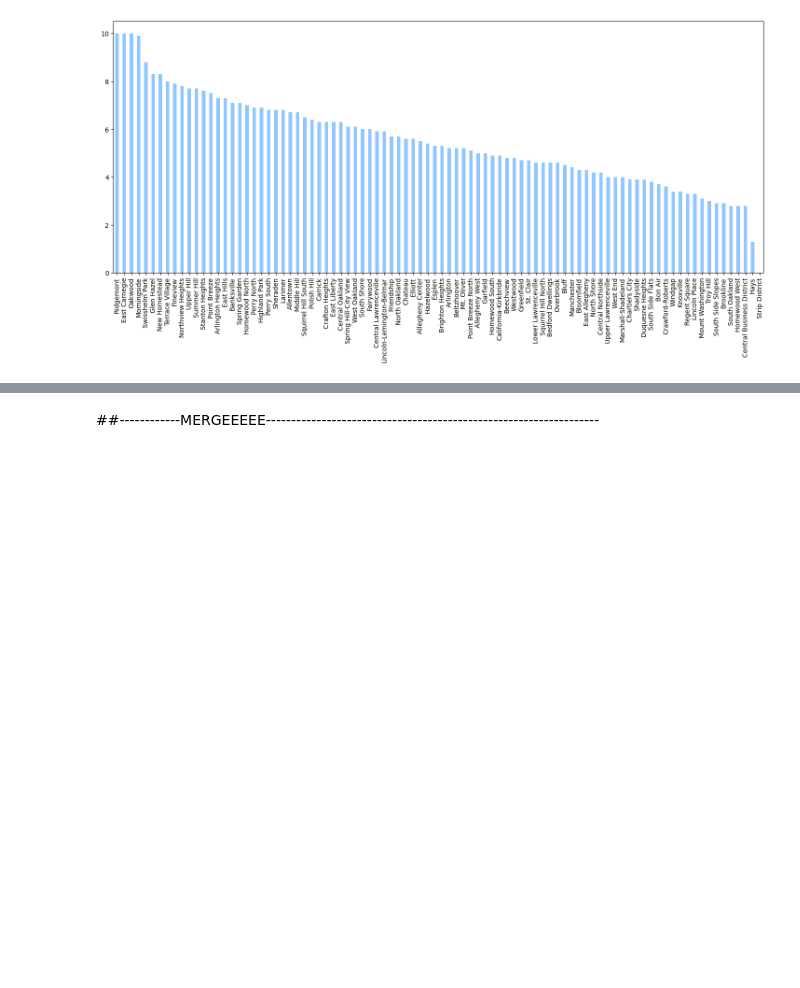
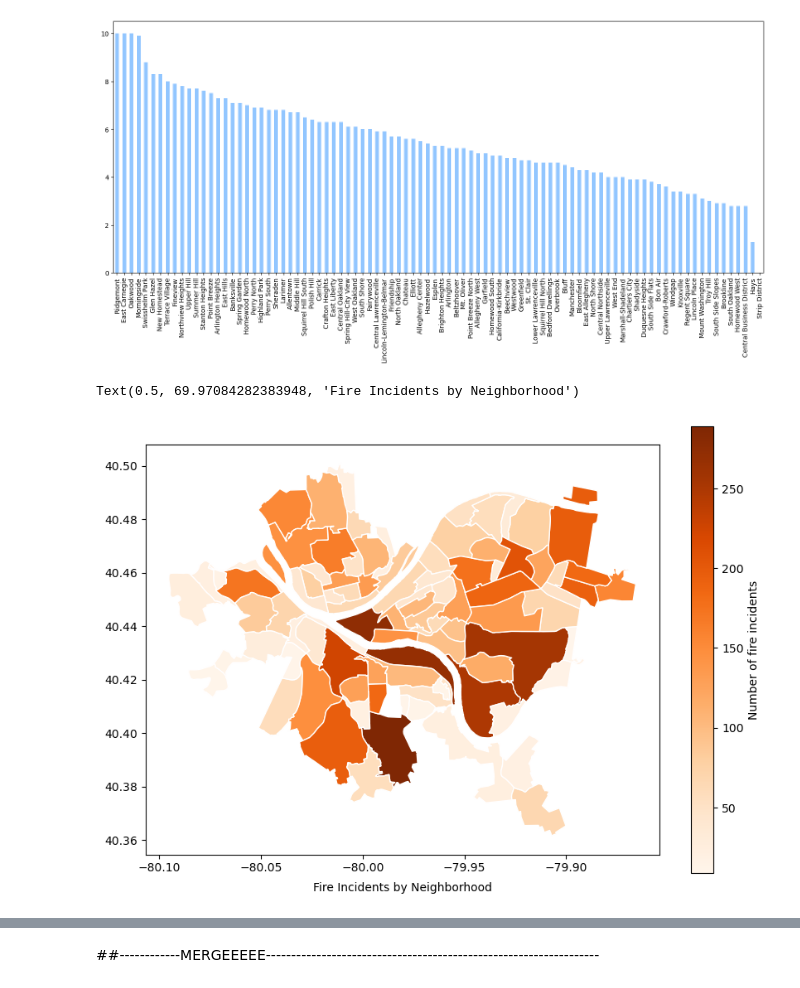
Before and after one commit to XianyuZhao04/CMPINF-0010-FinalProject, a Jupyter notebook: finalNotebook.ipynb, the cells around one changed output, grey strips where cells are left out. Cells and saved outputs as stored; diff of their text form; code cells hidden in the pictures; blank space fills up the shorter version.

Commit message:
Calculate final score and graph the geomap

```diff
--- a/finalNotebook.ipynb
+++ b/finalNotebook.ipynb
@@ -297,11 +297,10 @@ fire_incidents_neighborhood['Final Score'].plot(kind='bar')
 <Axes: >
 [figure]
 # %%
-# neighborhoods = geopandas.read_file("Neighborhoods/Neighborhoods_.shp") # read in the shapefile
-# neighborhoods.plot() # plot the geopandas dataframe
+neighborhoods = geopandas.read_file("Neighborhoods/Neighborhoods_.shp") # read in the shapefile
 # %%
-# steps_map = neighborhoods.merge(fire_incidents_neighborhood,
-#                                 how='left',
-#                                 left_on='hood',
-#                                 right_on=fire_incidents_neighborhood.index)
+steps_map = neighborhoods.merge(fire_incidents_neighborhood,
+                                how='left',
+                                left_on='hood',
+                                right_on=fire_incidents_neighborhood.index)
 # %%
@@ -317,11 +316,14 @@ fire_incidents_neighborhood['Final Score'].plot(kind='bar')
 # %%
-# # draw a choropleth map using data from the column named "number_of_steps"
-# steps_map.plot(column='Frequency',
-#                cmap='Oranges',
-#                edgecolor='white',
-#                legend=True,
-#                legend_kwds={'label': "Number of fire incidents"},
-#                figsize=(10, 7),
-#                missing_kwds={"color": "lightgrey"})
-# plt.xlabel("Fire Incidents by Neighborhood", labelpad=7)
+# draw a choropleth map using data from the column named "number_of_steps"
+steps_map.plot(column='Frequency',
+               cmap='Oranges',
+               edgecolor='white',
+               legend=True,
+               legend_kwds={'label': "Number of fire incidents"},
+               figsize=(10, 7),
+               missing_kwds={"color": "lightgrey"})
+plt.xlabel("Fire Incidents by Neighborhood", labelpad=7)
+# %% [output]
+Text(0.5, 69.97084282383948, 'Fire Incidents by Neighborhood')
+[figure, added]
 # %%
```
Also changed, not shown: parts of 20 cells of this notebook.
